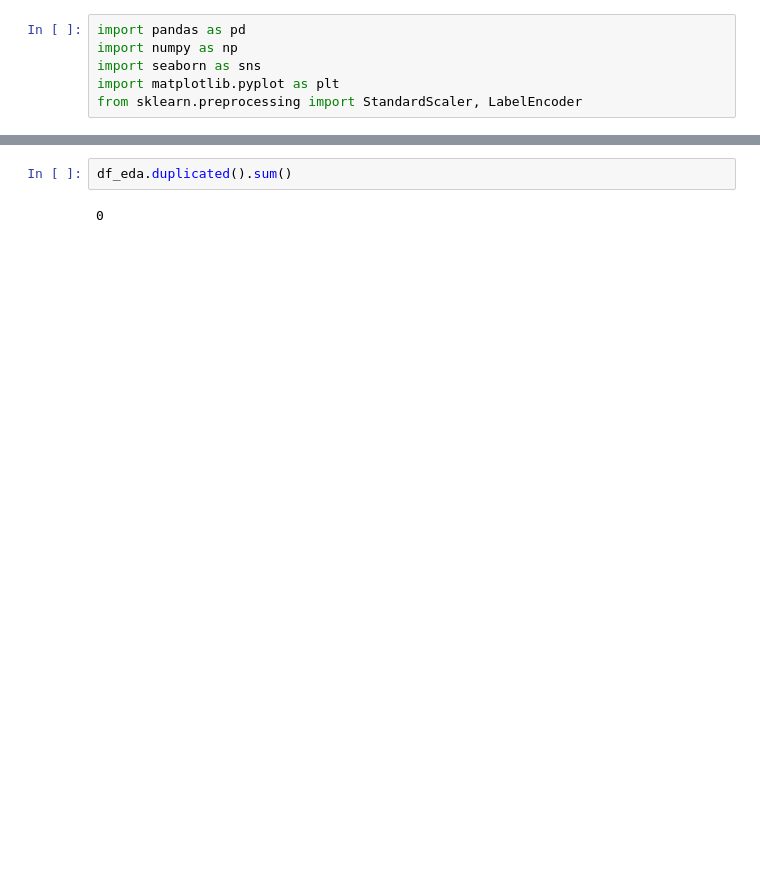
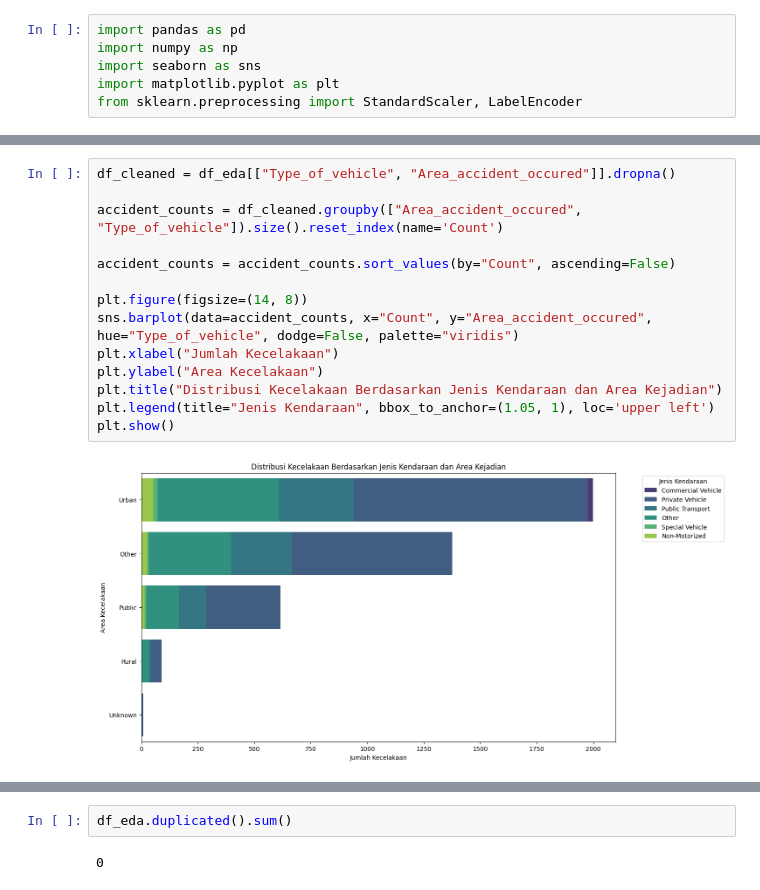
Before and after one commit to ahmadnafi30/3-AhmadNafiMubarok_OrieAbyanMaulana, a Jupyter notebook: code/eda.ipynb, the cells around one changed output, grey strips where cells are left out. Cells and saved outputs as stored; diff of their text form; blank space fills up the shorter version.

```diff
--- a/code/eda.ipynb
+++ b/code/eda.ipynb
@@ -8,0 +73,16 @@ df_eda = pd.read_csv('../datasets/Road Traffic Accidents/RTA Dataset.csv')
+# %%
+df_cleaned = df_eda[["Type_of_vehicle", "Area_accident_occured"]].dropna()
+
+accident_counts = df_cleaned.groupby(["Area_accident_occured", "Type_of_vehicle"]).size().reset_index(name='Count')
+
+accident_counts = accident_counts.sort_values(by="Count", ascending=False)
+
+plt.figure(figsize=(14, 8))
+sns.barplot(data=accident_counts, x="Count", y="Area_accident_occured", hue="Type_of_vehicle", dodge=False, palette="viridis")
+plt.xlabel("Jumlah Kecelakaan")
+plt.ylabel("Area Kecelakaan")
+plt.title("Distribusi Kecelakaan Berdasarkan Jenis Kendaraan dan Area Kejadian")
+plt.legend(title="Jenis Kendaraan", bbox_to_anchor=(1.05, 1), loc='upper left')
+plt.show()
+# %% [output]
+[figure, added]
```
Also changed, not shown: parts of 9 cells of this notebook, 7 other files.
